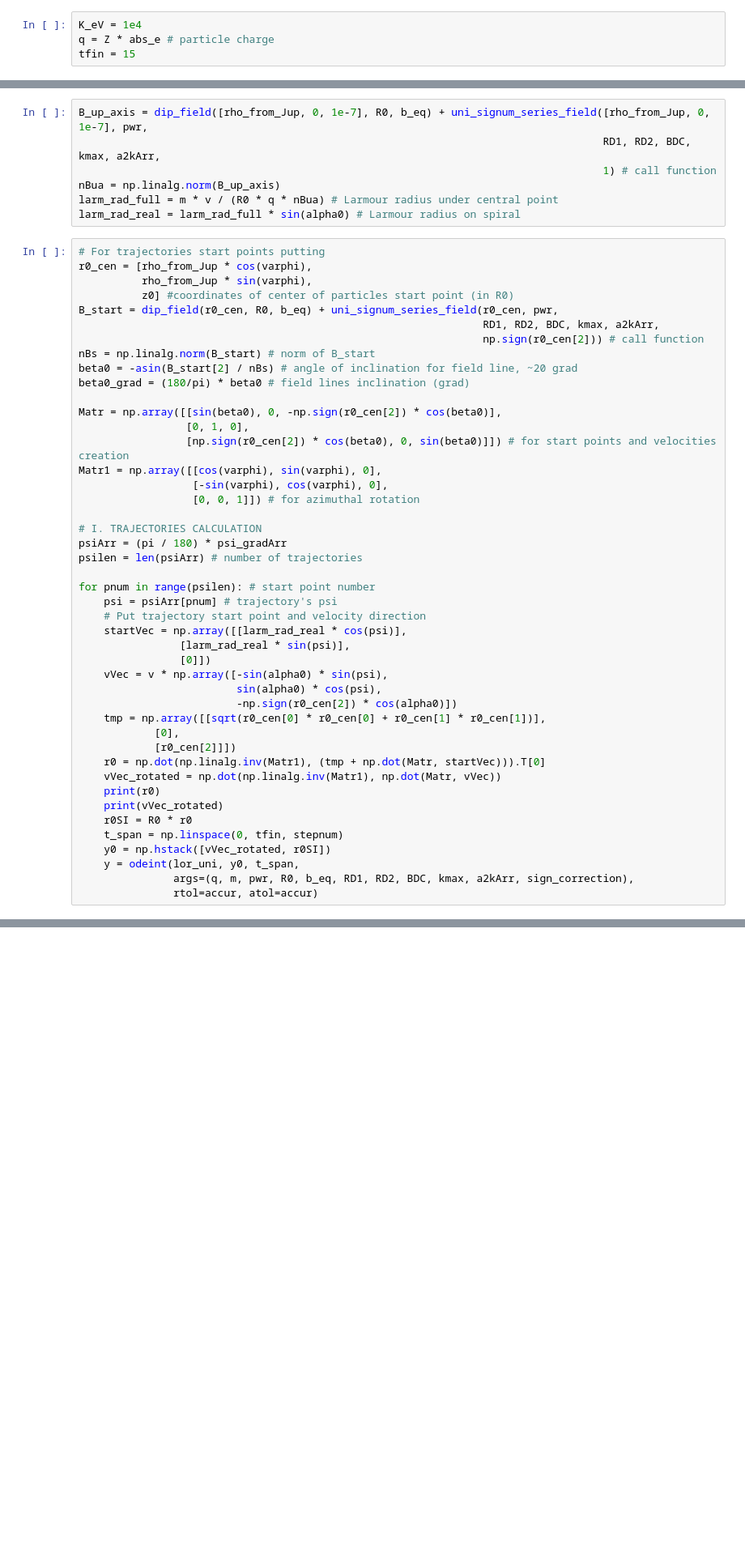
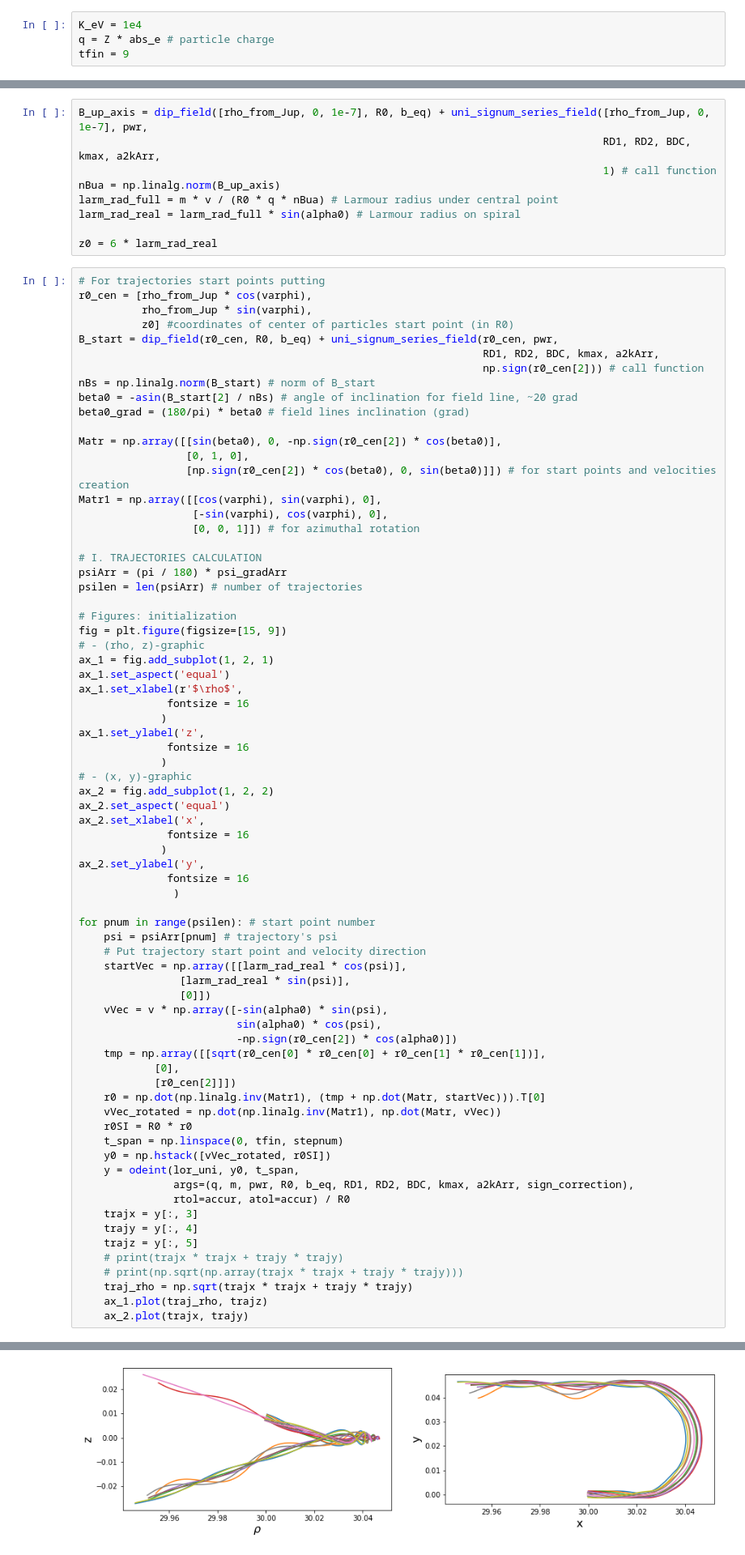
Before and after one commit to AnastasiiaLu/Jupiter_magnetodisk_Python, a Jupyter notebook: Jup_magnetodisk_traj.ipynb, the cells around one changed output, grey strips where cells are left out. Shown at 81% size. Saved outputs shown, nothing was run; the diff lists cells and outputs as text; blank space fills up the shorter version.

Commit message:
First graphics

```diff
--- a/Jup_magnetodisk_traj.ipynb
+++ b/Jup_magnetodisk_traj.ipynb
@@ -238,7 +238,7 @@ Particle parameters:
 # %%
 K_eV = 1e4
 q = Z * abs_e # particle charge
-tfin = 15
+tfin = 9
 # %% [markdown]
 Simulation accuracy:
 # %%
@@ -289,6 +288,8 @@ B_up_axis = dip_field([rho_from_Jup, 0, 1e-7], R0, b_eq) + uni_signum_series_fie
 nBua = np.linalg.norm(B_up_axis)
 larm_rad_full = m * v / (R0 * q * nBua) # Larmour radius under central point
 larm_rad_real = larm_rad_full * sin(alpha0) # Larmour radius on spiral
+
+z0 = 6 * larm_rad_real
 # %%
 # For trajectories start points putting
 r0_cen = [rho_from_Jup * cos(varphi),
@@ -312,6 +313,27 @@ Matr1 = np.array([[cos(varphi), sin(varphi), 0],
 psiArr = (pi / 180) * psi_gradArr
 psilen = len(psiArr) # number of trajectories
 
+# Figures: initialization
+fig = plt.figure(figsize=[15, 9])
+# - (rho, z)-graphic
+ax_1 = fig.add_subplot(1, 2, 1)
+ax_1.set_aspect('equal')
+ax_1.set_xlabel(r'$\rho$',
+              fontsize = 16
+             )
+ax_1.set_ylabel('z',
+              fontsize = 16
+             )
+# - (x, y)-graphic
+ax_2 = fig.add_subplot(1, 2, 2)
+ax_2.set_aspect('equal')
+ax_2.set_xlabel('x',
+              fontsize = 16
+             )
+ax_2.set_ylabel('y',
+              fontsize = 16
+               )
+
 for pnum in range(psilen): # start point number
     psi = psiArr[pnum] # trajectory's psi
     # Put trajectory start point and velocity direction
@@ -326,12 +348,18 @@ for pnum in range(psilen): # start point number
             [r0_cen[2]]])
     r0 = np.dot(np.linalg.inv(Matr1), (tmp + np.dot(Matr, startVec))).T[0]
     vVec_rotated = np.dot(np.linalg.inv(Matr1), np.dot(Matr, vVec))
-    print(r0)
-    print(vVec_rotated)
     r0SI = R0 * r0
     t_span = np.linspace(0, tfin, stepnum)
     y0 = np.hstack([vVec_rotated, r0SI])
     y = odeint(lor_uni, y0, t_span,
                args=(q, m, pwr, R0, b_eq, RD1, RD2, BDC, kmax, a2kArr, sign_correction),
-               rtol=accur, atol=accur)
+               rtol=accur, atol=accur) / R0
+    trajx = y[:, 3]
+    trajy = y[:, 4]
+    trajz = y[:, 5]
+    # print(trajx * trajx + trajy * trajy)
+    # print(np.sqrt(np.array(trajx * trajx + trajy * trajy)))
+    traj_rho = np.sqrt(trajx * trajx + trajy * trajy)
+    ax_1.plot(traj_rho, trajz)
+    ax_2.plot(trajx, trajy)
 # %% [output]
@@ -355,0 +366 @@ for pnum in range(psilen): # start point number
+[figure, added]
```
Also changed, not shown: parts of 3 cells of this notebook.
